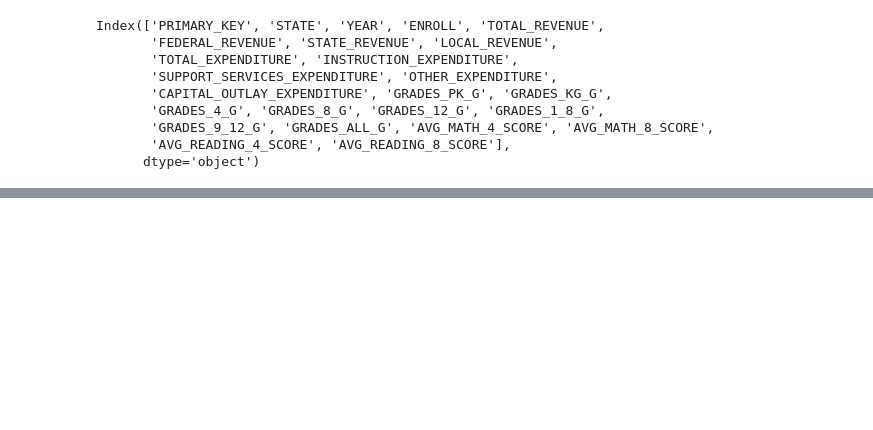
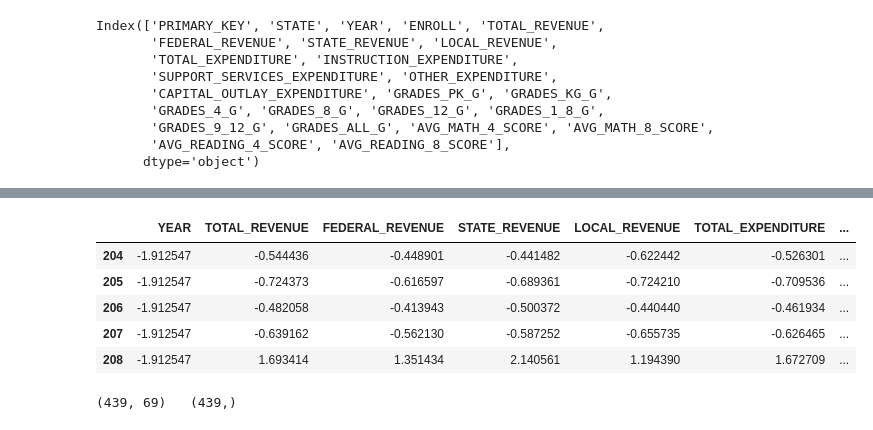
Before and after one commit to dilrubashowkat/MLearn, a Jupyter notebook: June1_19_US_EducationData.ipynb, the cells around one changed output, grey strips where cells are left out. Drawn from its saved outputs; the diff is of its cells as text; code cells hidden in the pictures; blank space fills up the shorter version.

```diff
--- a/June1_19_US_EducationData.ipynb
+++ b/June1_19_US_EducationData.ipynb
@@ -112,0 +140,17 @@ sns.jointplot("average_expenditure", "AVG_MATH_4_SCORE", data=df, kind="reg")
+# %%
+df4=(df3-df3.mean())/df3.std()
+df4.head()
+# %% [output]
+|  | YEAR | TOTAL_REVENUE | FEDERAL_REVENUE | STATE_REVENUE | LOCAL_REVENUE | TOTAL_EXPENDITURE | ... |
+| 204 | -1.912547 | -0.544436 | -0.448901 | -0.441482 | -0.622442 | -0.526301 | ... |
+| 205 | -1.912547 | -0.724373 | -0.616597 | -0.689361 | -0.724210 | -0.709536 | ... |
+| 206 | -1.912547 | -0.482058 | -0.413943 | -0.500372 | -0.440440 | -0.461934 | ... |
+| 207 | -1.912547 | -0.639162 | -0.562130 | -0.587252 | -0.655735 | -0.626465 | ... |
+| 208 | -1.912547 | 1.693414 | 1.351434 | 2.140561 | 1.194390 | 1.672709 | ... |
+# %%
+y=df4.loc[:,'AVG_MATH_4_SCORE'].values
+#y
+X=df4.drop(['AVG_MATH_4_SCORE'],axis=1).loc[:,:].values
+print(X.shape,' ',y.shape)
+# %% [output]
+(439, 69)   (439,)
```
Also changed, not shown: parts of 13 cells of this notebook.
